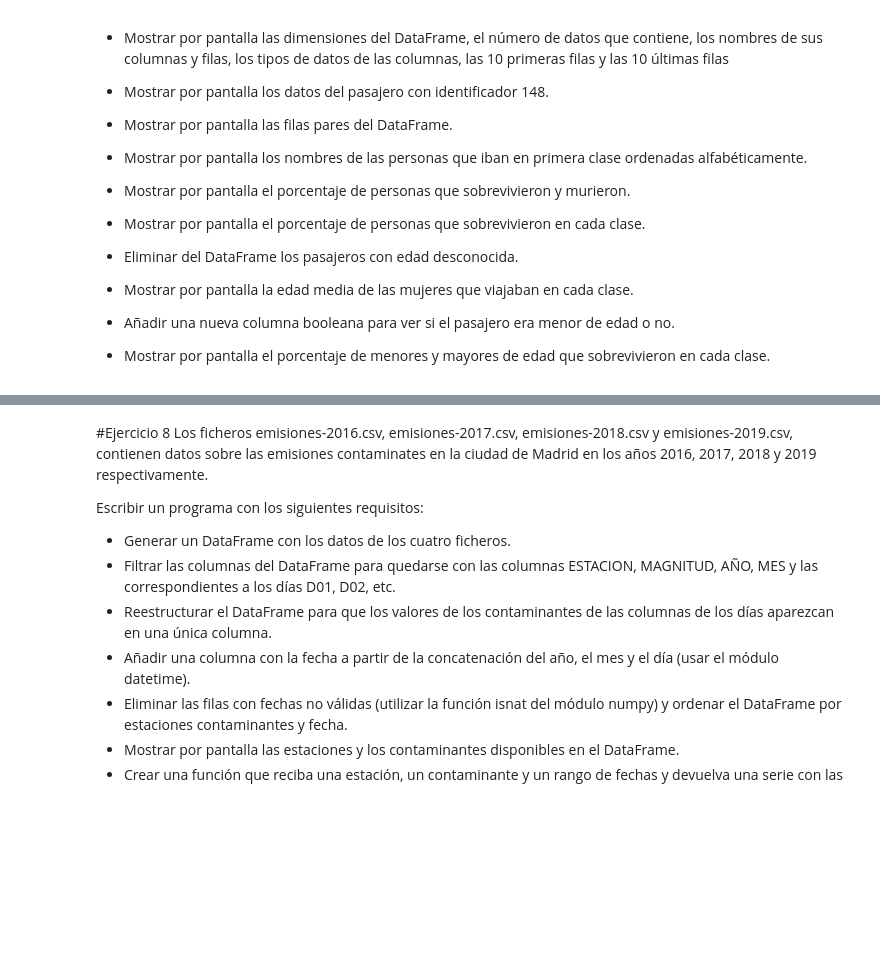
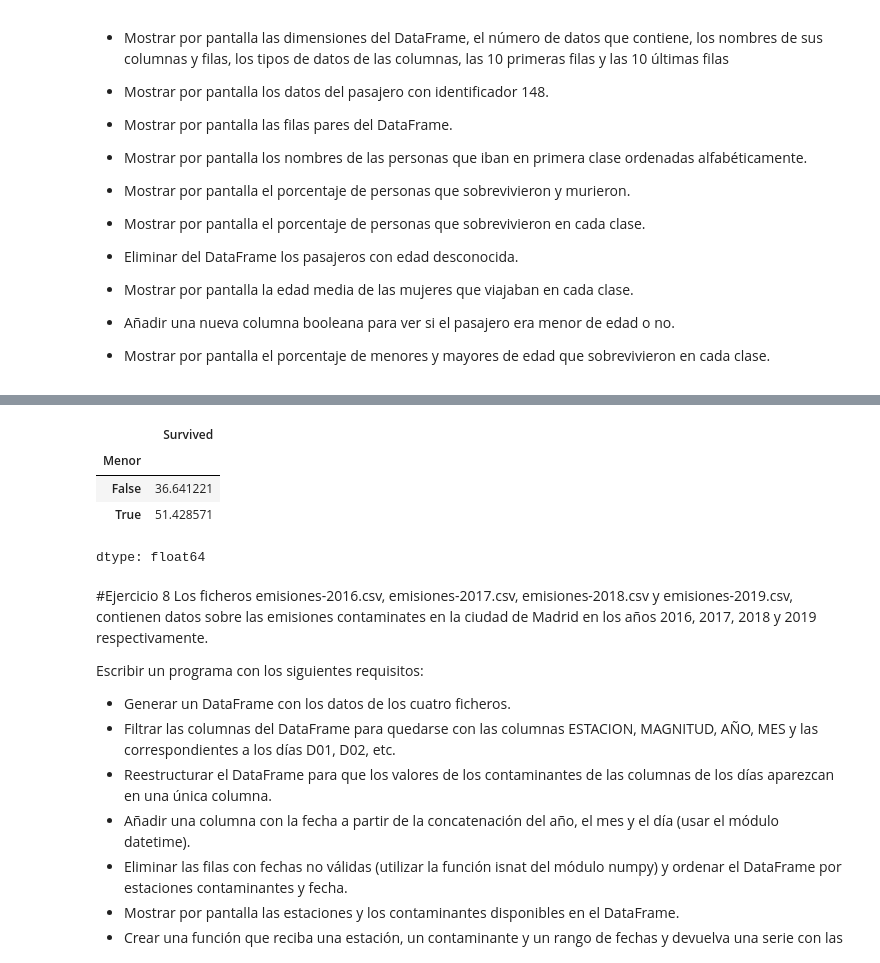
Before and after one commit to RaTon84/Pandas, a Jupyter notebook: Pandas.ipynb, the cells around one changed output, grey strips where cells are left out. Cells and saved outputs as stored; diff of their text form; code cells hidden in the pictures; blank space fills up the shorter version.

```diff
--- a/Pandas.ipynb
+++ b/Pandas.ipynb
@@ -374,3 +368,12 @@ df
+# %%
+# Mostrar por pantalla el porcentaje de menores y mayores de edad que sobrevivieron en cada clase.
+df.groupby("Menor")["Survived"].mean()*100
+# %% [output]
+|  | Survived |
+| Menor |  |
+| False | 36.641221 |
+| True | 51.428571 |
+dtype: float64
 # %% [markdown]
 #Ejercicio 8
 Los ficheros emisiones-2016.csv, emisiones-2017.csv, emisiones-2018.csv y emisiones-2019.csv, contienen datos sobre las emisiones contaminates en la ciudad de Madrid en los años 2016, 2017, 2018 y 2019 respectivamente.
```
Also changed, not shown: parts of 6 cells of this notebook.
